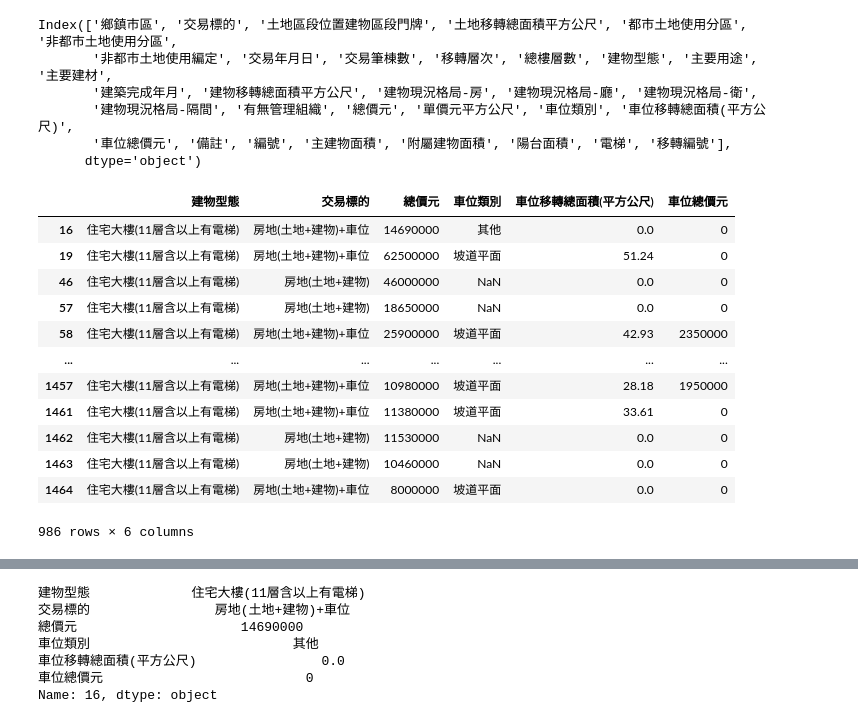
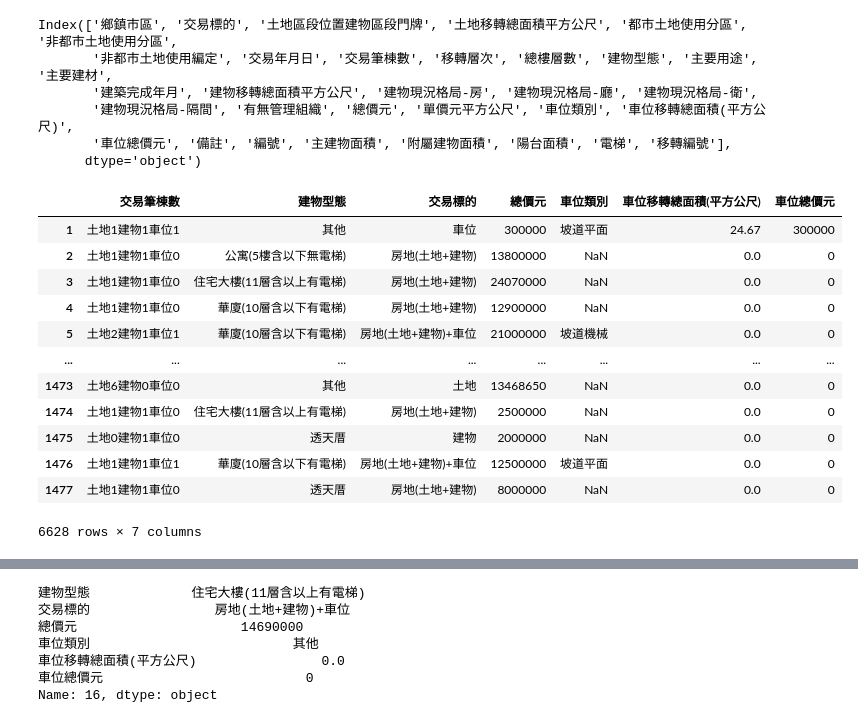
Before and after one commit to jshuang0520/demo_591_crawling, a Jupyter notebook: notebooks/pandas_manipulation.ipynb, the cells around one changed output, grey strips where cells are left out. Cells and saved outputs as stored; diff of their text form; code cells hidden in the pictures.

Commit message:
feat: update main filter a, b

```diff
--- a/notebooks/pandas_manipulation.ipynb
+++ b/notebooks/pandas_manipulation.ipynb
@@ -320,19 +341,19 @@ Index(['鄉鎮市區', '交易標的', '土地區段位置建物區段門牌', '
 # %%
 # 總件數, 總車位數（透過交易筆棟數）, 平均總價元, 平均車位總價元
 # df_filter_b = df_all[['建物型態', '交易標的', '總價元', '車位類別', '車位移轉總面積(平方公尺)', '車位總價元']]
-df_filter_b = df_filter_a[['建物型態', '交易標的', '總價元', '車位類別', '車位移轉總面積(平方公尺)', '車位總價元']]
+df_filter_b = df_all[['交易筆棟數', '建物型態', '交易標的', '總價元', '車位類別', '車位移轉總面積(平方公尺)', '車位總價元']]
 df_filter_b
 # %% [output]
-|  | 建物型態 | 交易標的 | 總價元 | 車位類別 | 車位移轉總面積(平方公尺) | 車位總價元 |
-| 16 | 住宅大樓(11層含以上有電梯) | 房地(土地+建物)+車位 | 14690000 | 其他 | 0.0 | 0 |
-| 19 | 住宅大樓(11層含以上有電梯) | 房地(土地+建物)+車位 | 62500000 | 坡道平面 | 51.24 | 0 |
-| 46 | 住宅大樓(11層含以上有電梯) | 房地(土地+建物) | 46000000 | NaN | 0.0 | 0 |
-| 57 | 住宅大樓(11層含以上有電梯) | 房地(土地+建物) | 18650000 | NaN | 0.0 | 0 |
-| 58 | 住宅大樓(11層含以上有電梯) | 房地(土地+建物)+車位 | 25900000 | 坡道平面 | 42.93 | 2350000 |
-| ... | ... | ... | ... | ... | ... | ... |
-| 1457 | 住宅大樓(11層含以上有電梯) | 房地(土地+建物)+車位 | 10980000 | 坡道平面 | 28.18 | 1950000 |
-| 1461 | 住宅大樓(11層含以上有電梯) | 房地(土地+建物)+車位 | 11380000 | 坡道平面 | 33.61 | 0 |
-| 1462 | 住宅大樓(11層含以上有電梯) | 房地(土地+建物) | 11530000 | NaN | 0.0 | 0 |
-| 1463 | 住宅大樓(11層含以上有電梯) | 房地(土地+建物) | 10460000 | NaN | 0.0 | 0 |
-| 1464 | 住宅大樓(11層含以上有電梯) | 房地(土地+建物)+車位 | 8000000 | 坡道平面 | 0.0 | 0 |
+|  | 交易筆棟數 | 建物型態 | 交易標的 | 總價元 | 車位類別 | 車位移轉總面積(平方公尺) | 車位總價元 |
+| 1 | 土地1建物1車位1 | 其他 | 車位 | 300000 | 坡道平面 | 24.67 | 300000 |
+| 2 | 土地1建物1車位0 | 公寓(5樓含以下無電梯) | 房地(土地+建物) | 13800000 | NaN | 0.0 | 0 |
+| 3 | 土地1建物1車位0 | 住宅大樓(11層含以上有電梯) | 房地(土地+建物) | 24070000 | NaN | 0.0 | 0 |
+| 4 | 土地1建物1車位0 | 華廈(10層含以下有電梯) | 房地(土地+建物) | 12900000 | NaN | 0.0 | 0 |
+| 5 | 土地2建物1車位1 | 華廈(10層含以下有電梯) | 房地(土地+建物)+車位 | 21000000 | 坡道機械 | 0.0 | 0 |
+| ... | ... | ... | ... | ... | ... | ... | ... |
+| 1473 | 土地6建物0車位0 | 其他 | 土地 | 13468650 | NaN | 0.0 | 0 |
+| 1474 | 土地1建物1車位0 | 住宅大樓(11層含以上有電梯) | 房地(土地+建物) | 2500000 | NaN | 0.0 | 0 |
+| 1475 | 土地0建物1車位0 | 透天厝 | 建物 | 2000000 | NaN | 0.0 | 0 |
+| 1476 | 土地1建物1車位1 | 華廈(10層含以下有電梯) | 房地(土地+建物)+車位 | 12500000 | 坡道平面 | 0.0 | 0 |
+| 1477 | 土地1建物1車位0 | 透天厝 | 房地(土地+建物) | 8000000 | NaN | 0.0 | 0 |
-986 rows × 6 columns
+6628 rows × 7 columns
```
Also changed, not shown: parts of 12 cells of this notebook, 2 other files.
